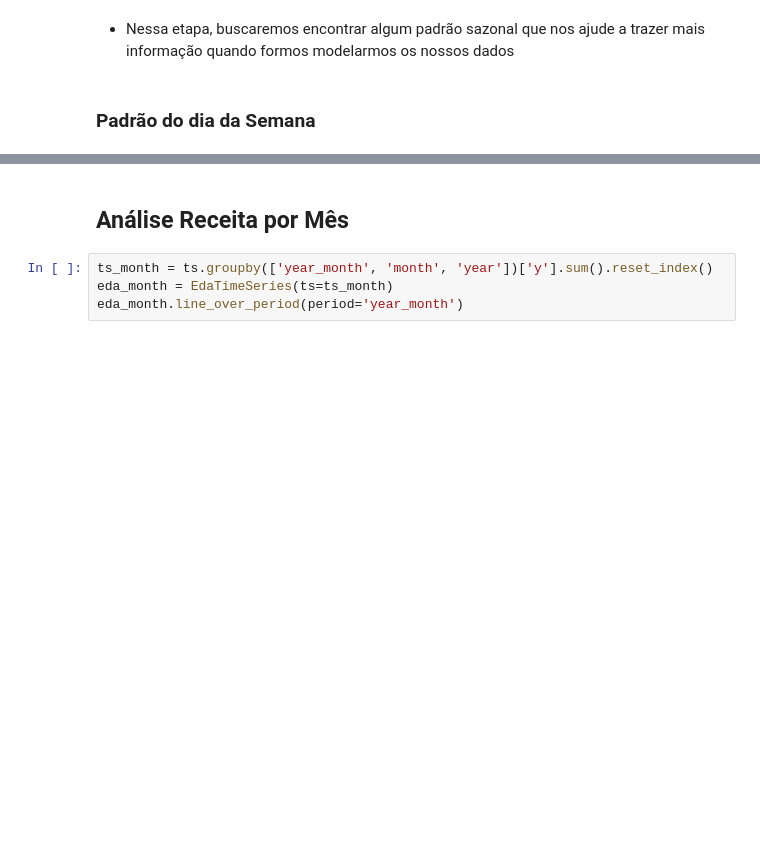
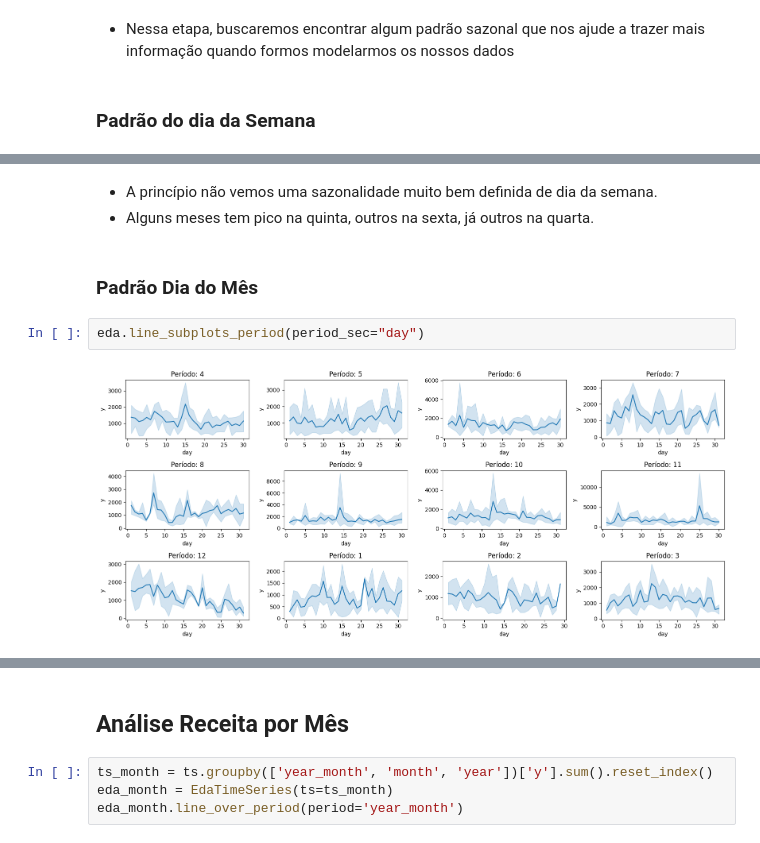
Before and after one commit to mateusalmeida11/mlops-forecast, a Jupyter notebook: notebooks/eda_for_ts.ipynb, the cells around one changed output, grey strips where cells are left out. Saved outputs shown, nothing was run; the diff lists cells and outputs as text; blank space fills up the shorter version.

Commit message:
notebook (dias da semana) analise)

```diff
--- a/notebooks/eda_for_ts.ipynb
+++ b/notebooks/eda_for_ts.ipynb
@@ -502,0 +522,9 @@ eda.moving_average_graph(len_window=365,
+# %% [markdown]
+- A princípio não vemos uma sazonalidade muito bem definida de dia da semana.
+- Alguns meses tem pico na quinta, outros na sexta, já outros na quarta.
+# %% [markdown]
+### Padrão Dia do Mês
+# %%
+eda.line_subplots_period(period_sec="day")
+# %% [output]
+[figure, added]
```
Also changed, not shown: parts of 7 cells of this notebook.
